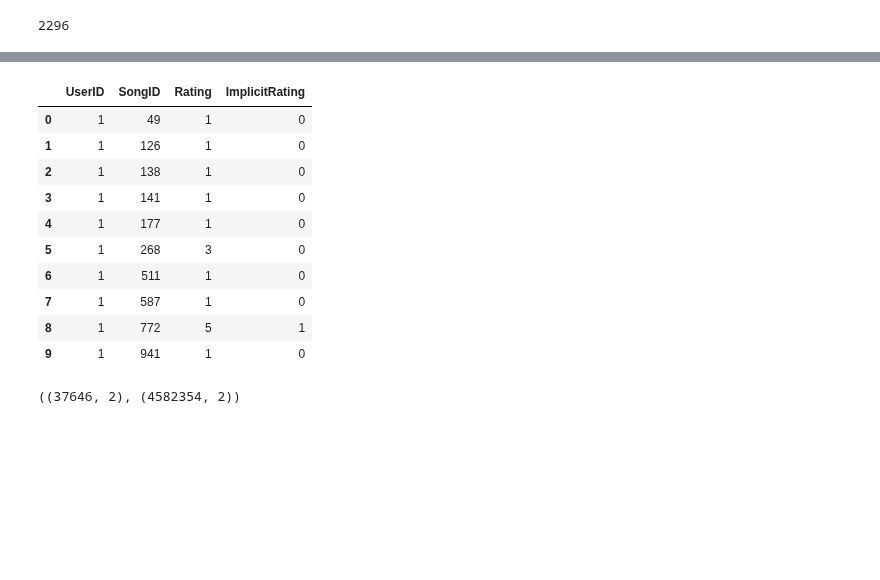
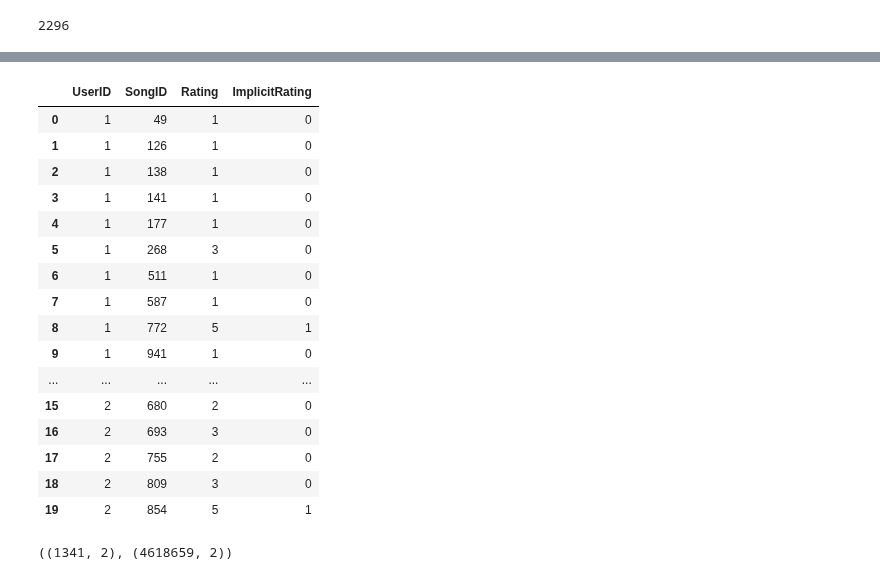
Before and after one commit to peetceenatoo/my-first-research-project, a Jupyter notebook: Create-Dataset-Files.ipynb, the cells around one changed output, grey strips where cells are left out. Saved outputs shown, nothing was run; the diff lists cells and outputs as text; code cells hidden in the pictures; blank space fills up the shorter version.

Commit message:
Fixed creation of unbiased test

```diff
--- a/Create-Dataset-Files.ipynb
+++ b/Create-Dataset-Files.ipynb
@@ -303,17 +319,23 @@ df_test_filtered = df_test[df_test["UserID"].isin(valid_users_testset)]
 # %%
-df_test_filtered.head(10)
+df_test_filtered.head(20)
 # %% [output]
 |  | UserID | SongID | Rating | ImplicitRating |
 | 0 | 1 | 49 | 1 | 0 |
 | 1 | 1 | 126 | 1 | 0 |
 | 2 | 1 | 138 | 1 | 0 |
 | 3 | 1 | 141 | 1 | 0 |
 | 4 | 1 | 177 | 1 | 0 |
 | 5 | 1 | 268 | 3 | 0 |
 | 6 | 1 | 511 | 1 | 0 |
 | 7 | 1 | 587 | 1 | 0 |
 | 8 | 1 | 772 | 5 | 1 |
 | 9 | 1 | 941 | 1 | 0 |
+| ... | ... | ... | ... | ... |
+| 15 | 2 | 680 | 2 | 0 |
+| 16 | 2 | 693 | 3 | 0 |
+| 17 | 2 | 755 | 2 | 0 |
+| 18 | 2 | 809 | 3 | 0 |
+| 19 | 2 | 854 | 5 | 1 |
 # %%
 items_ids = np.arange(min_item, max_item + 1)
 
@@ -336,12 +358,12 @@ for user_id in range(min_user, max_user + 1):
         else:
             unbiased_neg_test_set.append([user_id, id])
 
-unbiased_pos_test_set = np.array(pos_test_set)
-unbiased_neg_test_set = np.array(neg_test_set)
+unbiased_pos_test_set = np.array(unbiased_pos_test_set)
+unbiased_neg_test_set = np.array(unbiased_neg_test_set)
 
 unbiased_pos_test_set.shape, unbiased_neg_test_set.shape
 # %% [output]
-((37646, 2), (4582354, 2))
+((1341, 2), (4618659, 2))
 # %%
 unbiased_pos_test_set_df = pd.DataFrame(unbiased_pos_test_set)
 unbiased_neg_test_set_df = pd.DataFrame(unbiased_neg_test_set)
```
Also changed, not shown: parts of 7 cells of this notebook.
